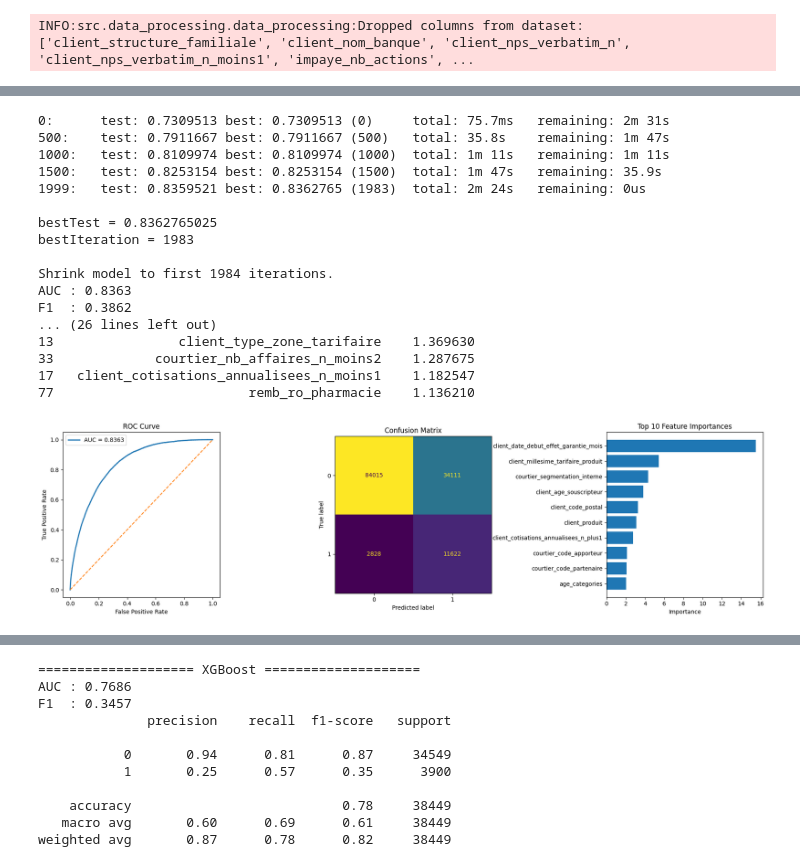
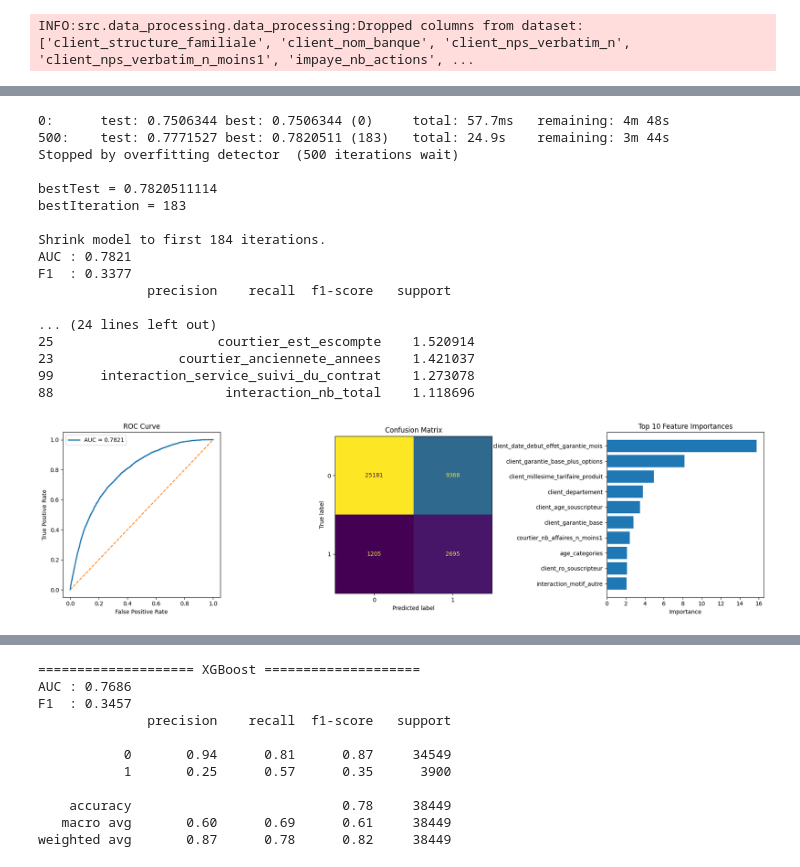
Before and after one commit to kellybourbon2/Alptis-churn-prediction, a Jupyter notebook: notebooks/boosting_models.ipynb, the cells around one changed output, grey strips where cells are left out. Saved outputs shown, nothing was run; the diff lists cells and outputs as text; code cells hidden in the pictures.

```diff
--- a/notebooks/boosting_models.ipynb
+++ b/notebooks/boosting_models.ipynb
@@ -35,7 +52,8 @@ df_train = train_processor.manual_preprocessing(
 INFO:src.data_processing.data_processing:Dropped columns from dataset: ['client_structure_familiale', 'client_nom_banque', 'client_nps_verbatim_n', 'client_nps_verbatim_n_moins1', 'impaye_nb_actions', ...
 # %%
 #Test Data Loading
-
+#To load data the from the different files directly
+df_portefeuille, df_consommations, df_reclamations, df_interactions, df_impayes= data_loading("validation")
 test_processor = DataProcessor(mode="validation")
 df_test = test_processor.manual_preprocessing(
         df_portefeuille,
@@ -52,3 +69,0 @@ INFO:src.data_processing.data_processing:Dropped columns from dataset: ['client_
-# %%
-df_train = df_train.drop(columns=['client_code'])
-df_test = df_test.drop(columns=['client_code'])
@@ -55,5 +102,15 @@ df_test = df_test.drop(columns=['client_code'])
+# %%
+cols_to_drop = [
+    "recla_motif_Frais",
+    "recla_motif_Contestation cotisation"
+]
+
+df_train.drop(columns=cols_to_drop, inplace=True, errors="ignore")
+df_test.drop(columns=cols_to_drop, inplace=True, errors="ignore")
+df_test = df_test[df_train.columns]
 # %%
-X_train= df_train.drop(columns="target_resiliation_6mois")
-y_train= df_train["target_resiliation_6mois"]
-X_test= df_test.drop(columns="target_resiliation_6mois")
-y_test= df_test["target_resiliation_6mois"]
+# Définition des X de train et de test et des y de train et de test
+X_train = df_train.drop(['target_resiliation_6mois', 'client_code', 'client_code_postal'], axis=1)
+y_train = df_train['target_resiliation_6mois']
+X_test = df_test.drop(['target_resiliation_6mois', 'client_code', 'client_code_postal'], axis=1)
+y_test = df_test['target_resiliation_6mois']
@@ -76,9 +131,9 @@ for col in cat_features:
 scale_pos_weight = (y_train == 0).sum() / (y_train == 1).sum()
 
 model = CatBoostClassifier(
-    iterations=2000,
+    iterations=5000,
     learning_rate=0.03,
-    depth=6,
+    depth=10,
     loss_function="Logloss",
     eval_metric="AUC",
     scale_pos_weight=scale_pos_weight,
@@ -105,46 +160,46 @@ feature_importance = pd.DataFrame({
     "importance": model.get_feature_importance()
 }).sort_values("importance", ascending=False)
 
 print(f"AUC : {roc_auc_score(y_test, y_proba):.4f}")
 print(f"F1  : {f1_score(y_test, y_pred):.4f}")
 print(classification_report(y_test, y_pred))
 print(feature_importance.head(20))
 
 fig, axes = plt.subplots(1, 3, figsize=(18, 5))
 
 axes[0].plot(fpr, tpr, lw=2, label=f"AUC = {roc_auc:.4f}")
 axes[0].plot([0, 1], [0, 1], "--")
 axes[0].set_title("ROC Curve")
 axes[0].set_xlabel("False Positive Rate")
 axes[0].set_ylabel("True Positive Rate")
 axes[0].legend()
 
 ConfusionMatrixDisplay.from_predictions(y_test, y_pred, ax=axes[1], colorbar=False)
 axes[1].set_title("Confusion Matrix")
 
 top_feat = feature_importance.head(10)
 axes[2].barh(top_feat["feature"][::-1], top_feat["importance"][::-1])
 axes[2].set_title("Top 10 Feature Importances")
 axes[2].set_xlabel("Importance")
 
 plt.tight_layout()
 plt.show()
 # %% [output]
-0:      test: 0.7309513 best: 0.7309513 (0)     total: 75.7ms   remaining: 2m 31s
-500:    test: 0.7911667 best: 0.7911667 (500)   total: 35.8s    remaining: 1m 47s
-1000:   test: 0.8109974 best: 0.8109974 (1000)  total: 1m 11s   remaining: 1m 11s
-1500:   test: 0.8253154 best: 0.8253154 (1500)  total: 1m 47s   remaining: 35.9s
-1999:   test: 0.8359521 best: 0.8362765 (1983)  total: 2m 24s   remaining: 0us
+0:      test: 0.7506344 best: 0.7506344 (0)     total: 57.7ms   remaining: 4m 48s
+500:    test: 0.7771527 best: 0.7820511 (183)   total: 24.9s    remaining: 3m 44s
+Stopped by overfitting detector  (500 iterations wait)
 
-bestTest = 0.8362765025
-bestIteration = 1983
+bestTest = 0.7820511114
+bestIteration = 183
 
-Shrink model to first 1984 iterations.
-AUC : 0.8363
-F1  : 0.3862
-... (26 lines left out)
-13                client_type_zone_tarifaire    1.369630
-33             courtier_nb_affaires_n_moins2    1.287675
-17   client_cotisations_annualisees_n_moins1    1.182547
-77                         remb_ro_pharmacie    1.136210
+Shrink model to first 184 iterations.
+AUC : 0.7821
+F1  : 0.3377
+              precision    recall  f1-score   support
+
+... (24 lines left out)
+25                     courtier_est_escompte    1.520914
+23                courtier_anciennete_annees    1.421037
+99      interaction_service_suivi_du_contrat    1.273078
+88                      interaction_nb_total    1.118696
-[figure, old version]
+[figure, new version]
```
Also changed, not shown: parts of 10 cells of this notebook, 6 other files.
